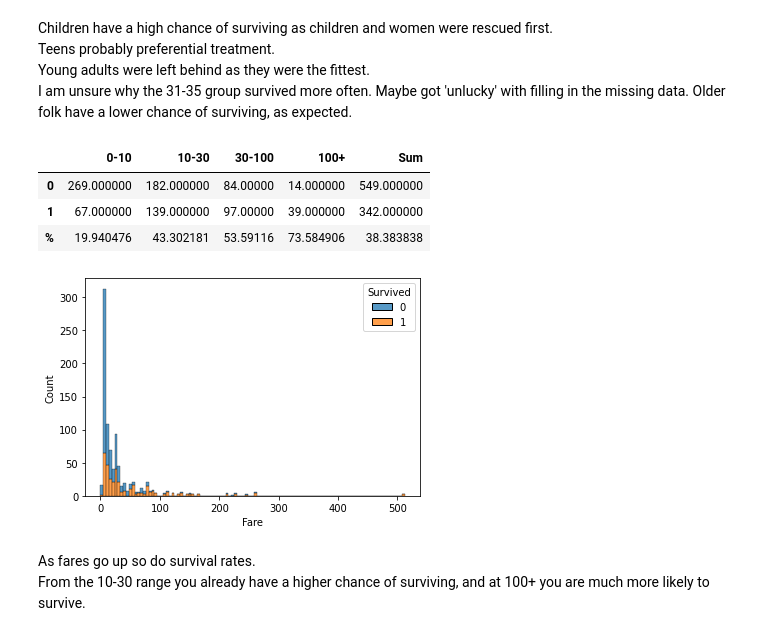
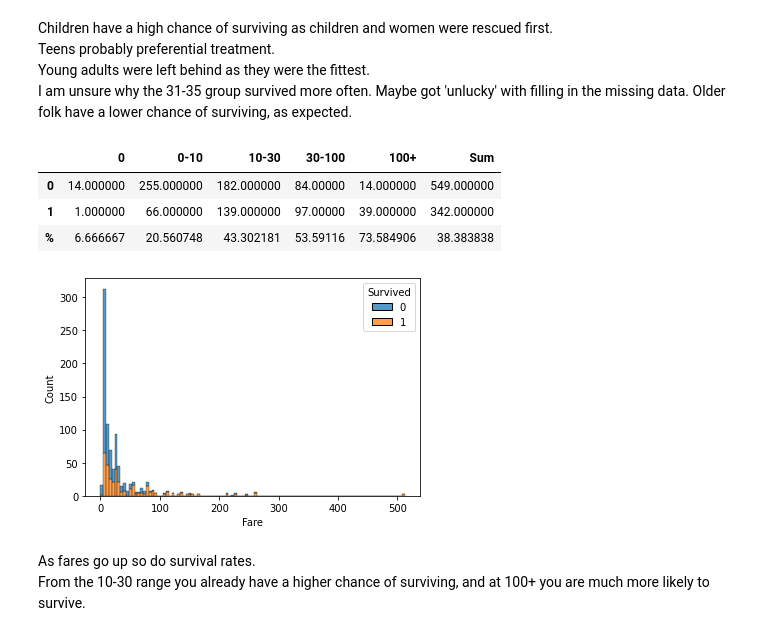
Before and after one commit to Alon-Shaaltiel/Titanic_ML, a Jupyter notebook: DataVisualizationAndPreprocessing.ipynb, the cells around one changed output. Saved outputs shown, nothing was run; the diff lists cells and outputs as text; code cells hidden in the pictures.

```diff
--- a/DataVisualizationAndPreprocessing.ipynb
+++ b/DataVisualizationAndPreprocessing.ipynb
@@ -306,40 +327,43 @@ Older folk have a lower chance of surviving, as expected.
 # %%
 sns.histplot(data=df, x='Fare', hue='Survived', multiple='stack')
 
 # I'll decide the ranges:
-# 0-10
+# 0
+# 1-10
 # 10-30
 # 30-100
 # 100+
 
-col_1 = [df.loc[df.Fare <= 10, 'Survived'].size - df.loc[df.Fare <= 10, 'Survived'].sum(),
-         df.loc[df.Fare <= 10, 'Survived'].sum()]
+col_0 = [df.query('Fare == 0')['Survived'].size - df.query('Fare == 0')['Survived'].sum(),
+         df.query('Fare == 0')['Survived'].sum()]
+col_1 = [df.query('0 < Fare < 10')['Survived'].size - df.query('0 < Fare < 10')['Survived'].sum(),
+         df.query('0 < Fare < 10')['Survived'].sum()]
 col_2 = [df.loc[df.Fare.between(10, 30, inclusive='right'), 'Survived'].size - df.loc[df.Fare.between(10, 30, inclusive='right'), 'Survived'].sum(),
          df.loc[df.Fare.between(10, 30, inclusive='right'), 'Survived'].sum()]
 col_3 = [df.loc[df.Fare.between(30, 100, inclusive='right'), 'Survived'].size - df.loc[df.Fare.between(30, 100, inclusive='right'), 'Survived'].sum(),
          df.loc[df.Fare.between(30, 100, inclusive='right'), 'Survived'].sum()]
 col_4 = [df.loc[100 < df.Fare, 'Survived'].size - df.loc[100 < df.Fare, 'Survived'].sum(),
          df.loc[100 < df.Fare, 'Survived'].sum()]
-fareData = np.array([col_1, col_2, col_3, col_4]).T
+fareData = np.array([col_0,col_1, col_2, col_3, col_4]).T
 pivotFare = pd.DataFrame(fareData, index=[0, 1], columns=[
-                         '0-10', '10-30', '30-100', '100+'])
+                         '0','0-10', '10-30', '30-100', '100+'])
 
 pivotFare['Sum'] = pd.Series(
     [pivotFare.iloc[0, :].sum(), pivotFare.iloc[1, :].sum()])
 cols = pivotFare.columns.to_list()
 pcents = []
 for i in range(len(cols)):
     pcents.append(pivotFare.iloc[1, i]/pivotFare.iloc[:, i].sum() * 100)
 
 pivotFare = pd.concat(
     [pivotFare, pd.DataFrame([pcents], columns=cols, index=['%'])])
 
 pivotFare
 # %% [output]
-|  | 0-10 | 10-30 | 30-100 | 100+ | Sum |
-| 0 | 269.000000 | 182.000000 | 84.00000 | 14.000000 | 549.000000 |
-| 1 | 67.000000 | 139.000000 | 97.00000 | 39.000000 | 342.000000 |
-| % | 19.940476 | 43.302181 | 53.59116 | 73.584906 | 38.383838 |
+|  | 0 | 0-10 | 10-30 | 30-100 | 100+ | Sum |
+| 0 | 14.000000 | 255.000000 | 182.000000 | 84.00000 | 14.000000 | 549.000000 |
+| 1 | 1.000000 | 66.000000 | 139.000000 | 97.00000 | 39.000000 | 342.000000 |
+| % | 6.666667 | 20.560748 | 43.302181 | 53.59116 | 73.584906 | 38.383838 |
 [figure]
 # %% [markdown]
 As fares go up so do survival rates.
```
Also changed, not shown: parts of 10 cells of this notebook.
